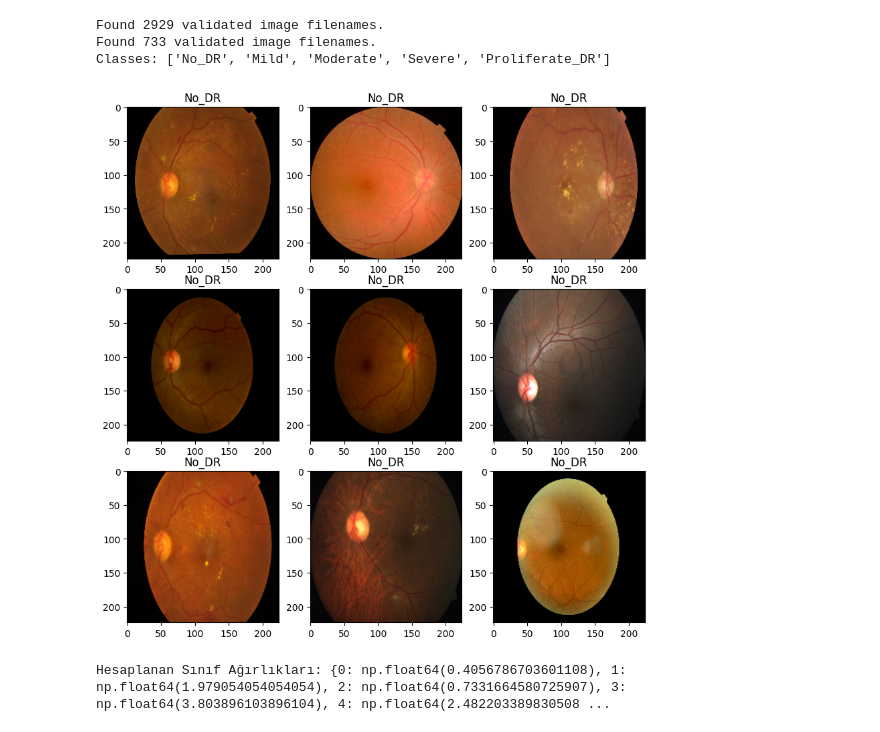
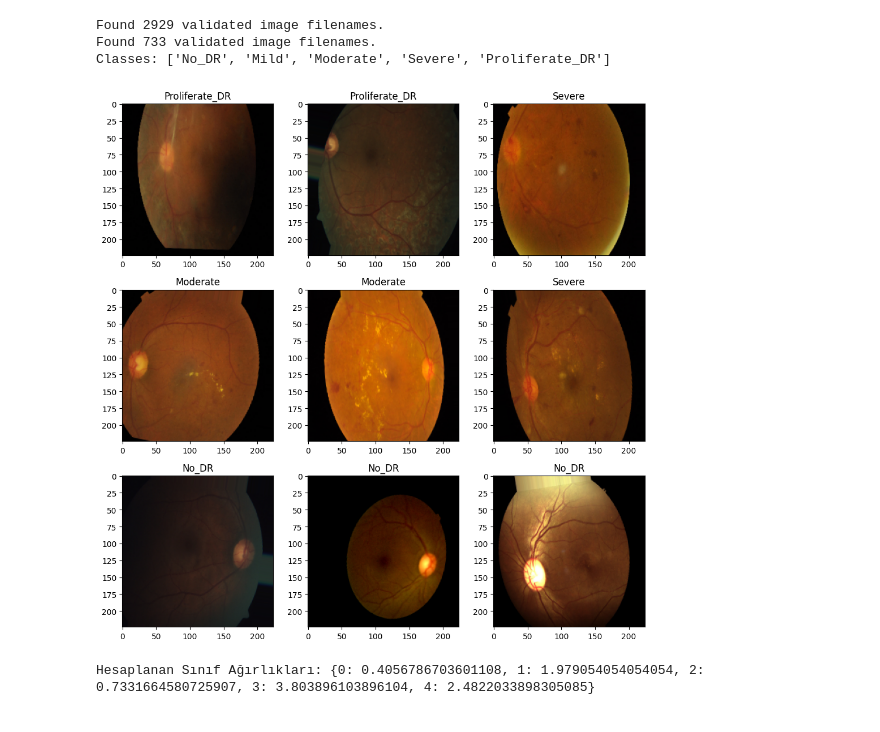
Before and after one commit to SeljukInci/Team2_DiabeticRetinopathy, a Jupyter notebook: Team2_DiabeticRetinopathy.ipynb, the cells around one changed output. Cells and saved outputs as stored; diff of their text form; code cells hidden in the pictures.

```diff
--- a/Team2_DiabeticRetinopathy.ipynb
+++ b/Team2_DiabeticRetinopathy.ipynb
@@ -151,49 +212,62 @@ display(val_df.head())
 # %%
-from numpy.random import shuffle
-data_dir = path + '/colored_images'
+# colored_images klasörünün kök dizini
+# flow_from_dataframe, image_path ile bunu birleştirerek dosyayı bulur
+data_dir = path + "/colored_images"
+
+# image_size = (224,224) olduğu için tek değeri alıyoruz
 img_size = image_size[0]
 
+# Eğitim generator'ı
 train_generator = train_datagen.flow_from_dataframe(
-    train_df,
+    dataframe=train_df,
     directory=data_dir,
-    x_col='id_code',
-    y_col='diagnosis',
+    x_col="image_path",      # Göreli dosya yolu (folder/filename.png)
+    y_col="diagnosis",       # Integer etiket (0–4)
     target_size=(img_size, img_size),
     batch_size=batch_size,
-    class_mode='raw' # 'categorical' yerine 'raw' kullanıyoruz
+    class_mode="raw",        # Sparse loss ile uyumlu (one-hot YOK)
+    shuffle=True,            # Eğitimde karıştırmak şart
+    seed=42                  # Tekrar üretilebilirlik
 )
 
+# Validation generator'ı
+# shuffle=False → y_true / y_pred hizası BOZULMASIN diye
 validation_generator = validation_datagen.flow_from_dataframe(
-    val_df,
+    dataframe=val_df,
     directory=data_dir,
-    x_col='id_code',
-    y_col='diagnosis',
+    x_col="image_path",
+    y_col="diagnosis",
     target_size=(img_size, img_size),
     batch_size=batch_size,
-    class_mode='raw',
-    shuffle=False # 'categorical' yerine 'raw' kullanıyoruz
+    class_mode="raw",
+    shuffle=False
 )
 
-class_names = list(diagnosis_map.values())
+# Sınıf isimleri (raporlar ve confusion matrix için)
+class_names = [diagnosis_map[i] for i in sorted(diagnosis_map.keys())]
 print("Classes:", class_names)
 # %% [output]
 Found 2929 validated image filenames.
 Found 733 validated image filenames.
 Classes: ['No_DR', 'Mild', 'Moderate', 'Severe', 'Proliferate_DR']
 # %%
+# Eğitim generator'ından rastgele bir batch al
+# Bu hücre SADECE görsel kontrol (debug) içindir, eğitimi etkilemez
 images, labels = next(train_generator)
-
 
 plt.figure(figsize=(10, 10))
 for i in range(9):
     ax = plt.subplot(3, 3, i + 1)
 
-    label_index = np.argmax(labels[i]) # Düzeltilen kısım: one-hot encoded etiketten indeksi al
+    # class_mode="raw" olduğu için labels[i] doğrudan integer (0–4)
+    label_index = int(labels[i])
     plt.title(class_names[label_index])
 
-    plt.imshow(images[i]/255)
+    # preprocess_input uygulanmış tensörü görselleştirmek için
+    # uint8'e çeviriyoruz (modelde bu şekilde kullanılmıyor!)
+    plt.imshow(images[i].astype("uint8"))
 
-
+plt.tight_layout()
 plt.show()
 # %% [output]
-[figure, old version]
+[figure, new version]
@@ -209,20 +283,22 @@ base_model = EfficientNetB0(
 )
 # %%
-from sklearn.utils import class_weight
+# Sınıf indekslerini NET tanımlıyoruz (0–4)
+# Böylece ağırlıklar yanlış sınıfa kaymaz
+classes = np.array([0, 1, 2, 3, 4])
 
-# 1. Ağırlıkları Hesapla
-# 'balanced' modu, az olan sınıfa otomatik olarak yüksek puan verir.
+# Eğitim verisindeki sınıf dengesizliğine göre ağırlıkları hesapla
+# "balanced" → az görülen sınıflara daha yüksek ağırlık verir
 weights = class_weight.compute_class_weight(
-    class_weight='balanced',
-    classes=np.unique(y_train), # Sınıfları bul (0, 1, 2, 3, 4)
-    y=y_train                   # Eğitim verisindeki dağılıma bak
+    class_weight="balanced",
+    classes=classes,
+    y=y_train
 )
 
-# 2. Sözlük Formatına Çevir (Keras bu formatı ister)
-class_weights = dict(enumerate(weights))
+# Keras'ın beklediği format: {class_index: weight}
+class_weights = {int(c): float(w) for c, w in zip(classes, weights)}
 
-# Kontrol için ekrana yazdır
+# Kontrol amaçlı yazdır
 print("Hesaplanan Sınıf Ağırlıkları:", class_weights)
 # %% [output]
-Hesaplanan Sınıf Ağırlıkları: {0: np.float64(0.4056786703601108), 1: np.float64(1.979054054054054), 2: np.float64(0.7331664580725907), 3: np.float64(3.803896103896104), 4: np.float64(2.482203389830508 ...
+Hesaplanan Sınıf Ağırlıkları: {0: 0.4056786703601108, 1: 1.979054054054054, 2: 0.7331664580725907, 3: 3.803896103896104, 4: 2.4822033898305085}
 # %%
```
Also changed, not shown: parts of 28 cells of this notebook.
